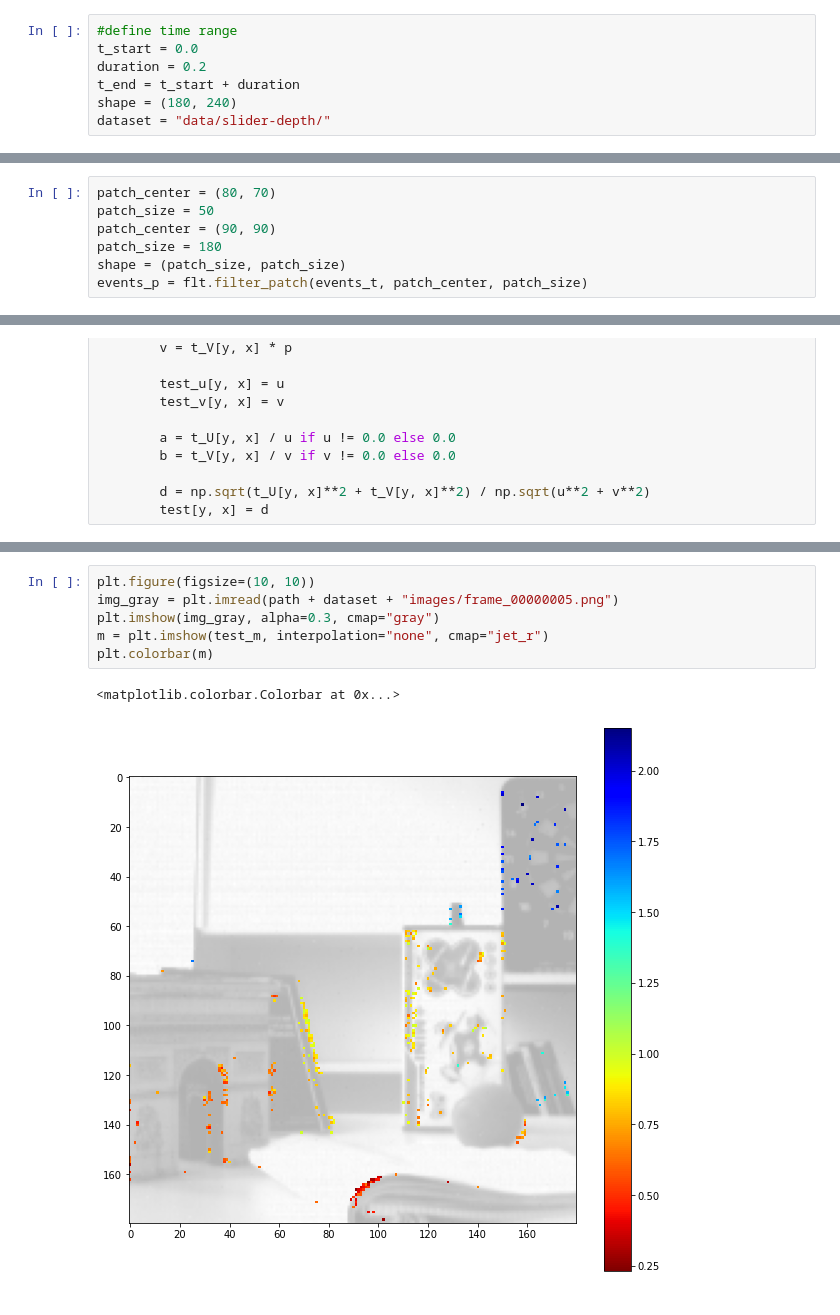
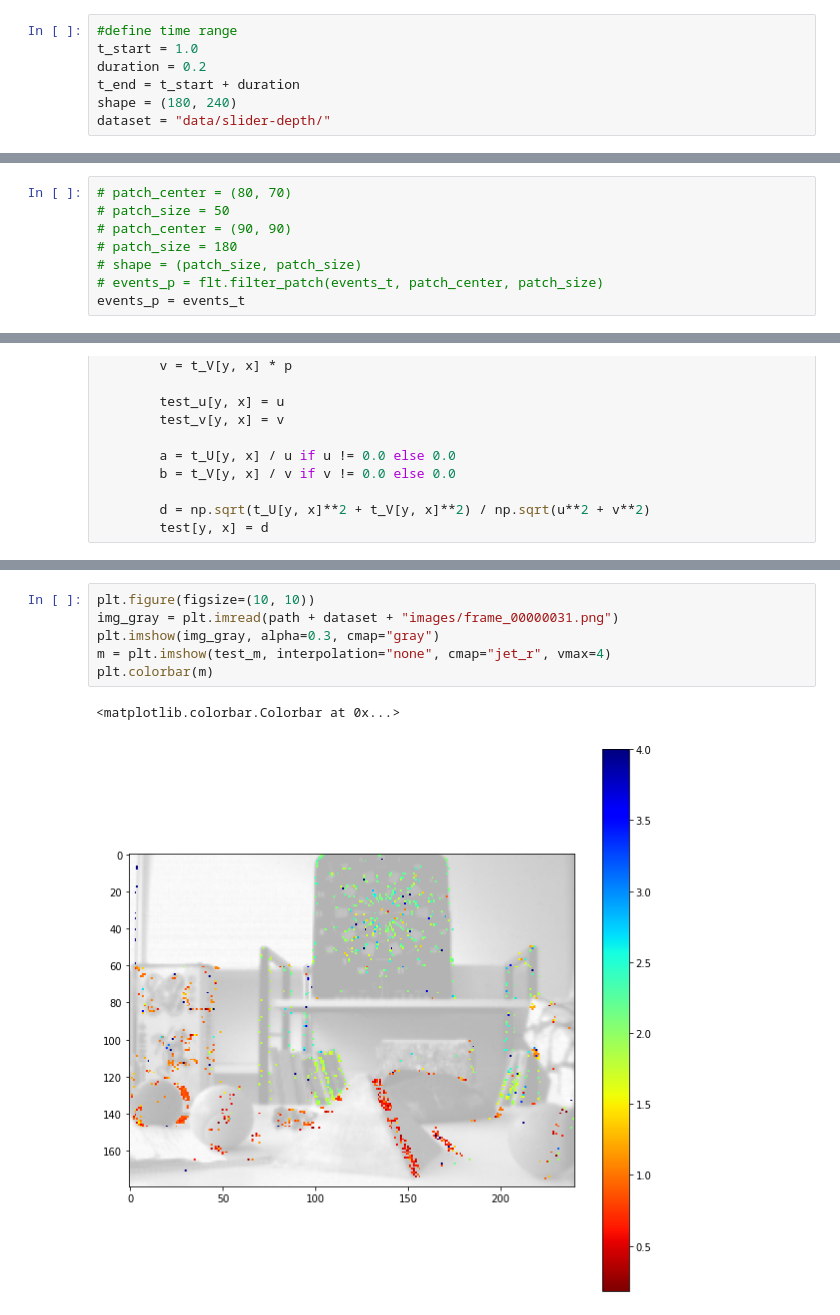
Before and after one commit to stefanochi/depth, a Jupyter notebook: pure_python_evaluation/time_filtering/evaluation/6dof/slider-depth.ipynb, the cells around one changed output, grey strips where cells are left out. Saved outputs shown, nothing was run; the diff lists cells and outputs as text.

Commit message:
mvsec test

```diff
--- a/pure_python_evaluation/time_filtering/evaluation/6dof/slider-depth.ipynb
+++ b/pure_python_evaluation/time_filtering/evaluation/6dof/slider-depth.ipynb
@@ -28,7 +28,7 @@ Jupyter environment detected. Enabling Open3D WebVisualizer.
 [Open3D INFO] WebRTCWindowSystem: HTTP handshake server disabled.
 # %%
 #define time range
-t_start = 0.0
+t_start = 1.0
 duration = 0.2
 t_end = t_start + duration
 shape = (180, 240)
@@ -38,12 +38,13 @@ events_raw = np.loadtxt(path + dataset + "events.txt", max_rows=1000000)
 # %%
 events_t = flt.filter_time(events_raw, t_start, t_end)
 # %%
-patch_center = (80, 70)
-patch_size = 50
-patch_center = (90, 90)
-patch_size = 180
-shape = (patch_size, patch_size)
-events_p = flt.filter_patch(events_t, patch_center, patch_size)
+# patch_center = (80, 70)
+# patch_size = 50
+# patch_center = (90, 90)
+# patch_size = 180
+# shape = (patch_size, patch_size)
+# events_p = flt.filter_patch(events_t, patch_center, patch_size)
+events_p = events_t
 # %%
 %matplotlib inline
 plt.figure(figsize=(10, 10))
@@ -366,12 +367,12 @@ plt.hist(test_m.compressed(), 100);
 # %%
 plt.figure(figsize=(10, 10))
-img_gray = plt.imread(path + dataset + "images/frame_00000005.png")
+img_gray = plt.imread(path + dataset + "images/frame_00000031.png")
 plt.imshow(img_gray, alpha=0.3, cmap="gray")
-m = plt.imshow(test_m, interpolation="none", cmap="jet_r")
+m = plt.imshow(test_m, interpolation="none", cmap="jet_r", vmax=4)
 plt.colorbar(m)
 # %% [output]
 <matplotlib.colorbar.Colorbar at 0x...>
-[figure, old version]
+[figure, new version]
 # %%
 %matplotlib inline
 plt.figure(figsize=(10, 10))
```
Also changed, not shown: parts of 16 cells of this notebook, 6 other files.
